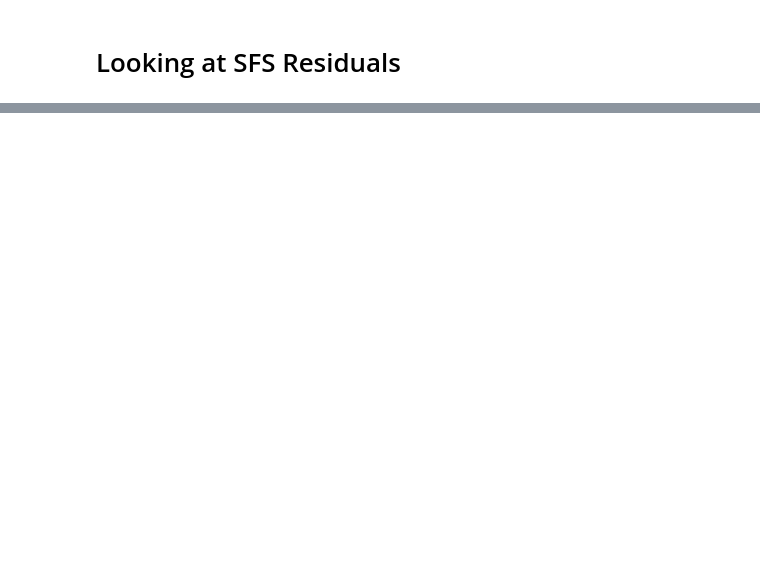
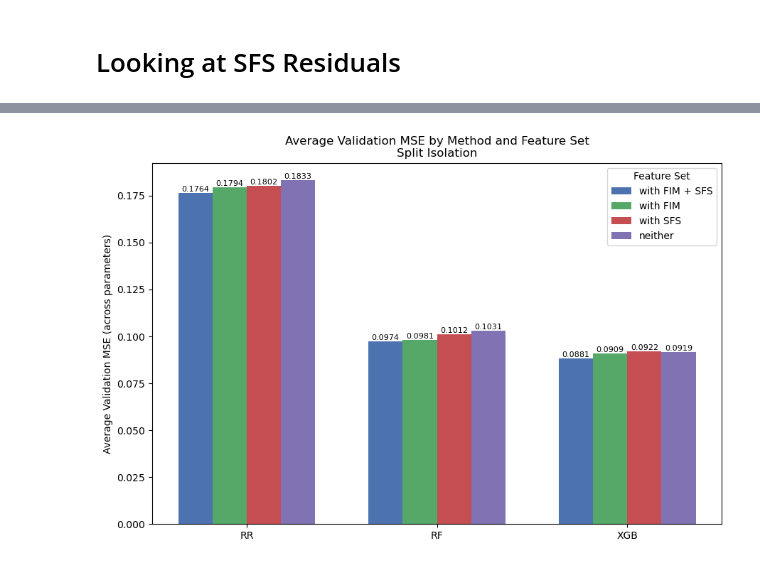
Before and after one commit to ak1376/Infer_Demography, a Jupyter notebook: notebooks/visualization.ipynb, the cells around one changed output, grey strips where cells are left out. Cells and saved outputs as stored; diff of their text form; code cells hidden in the pictures; blank space fills up the shorter version.

```diff
--- a/notebooks/visualization.ipynb
+++ b/notebooks/visualization.ipynb
@@ -1196,4 +1045,0 @@ plt.show()
-# %%
-import pandas as pd
-with open('/home/akapoor/kernlab/Infer_Demography/experiments/split_isolation/modeling/datasets/features_df.pkl', 'rb') as f:
-    dframe = pd.read_pickle(f)
@@ -1215,0 +1046,71 @@ dframe
+# %%
+import json, os
+import matplotlib.pyplot as plt
+import numpy as np
+
+base = "/home/akapoor/kernlab/Infer_Demography/experiments/split_isolation"
+paths = {
+    "RR_FIM_SFS":  f"{base}/modeling_w_FIM_w_SFSresids/linear_ridge/linear_model_error_ridge.json",
+    "RR_FIM":      f"{base}/modeling_w_FIM_wo_SFSresids/linear_ridge/linear_model_error_ridge.json",
+    "RR_SFS":      f"{base}/modeling_wo_FIM_w_SFSresids/linear_ridge/linear_model_error_ridge.json",
+    "RR_BASE":     f"{base}/modeling_wo_FIM_wo_SFSresids/linear_ridge/linear_model_error_ridge.json",
+
+    "RF_FIM_SFS":  f"{base}/modeling_w_FIM_w_SFSresids/random_forest/random_forest_model_error.json",
+    "RF_FIM":      f"{base}/modeling_w_FIM_wo_SFSresids/random_forest/random_forest_model_error.json",
+    "RF_SFS":      f"{base}/modeling_wo_FIM_w_SFSresids/random_forest/random_forest_model_error.json",
+    "RF_BASE":     f"{base}/modeling_wo_FIM_wo_SFSresids/random_forest/random_forest_model_error.json",
+
+    "XGB_FIM_SFS": f"{base}/modeling_w_FIM_w_SFSresids/xgboost/xgb_model_error.json",
+    "XGB_FIM":     f"{base}/modeling_w_FIM_wo_SFSresids/xgboost/xgb_model_error.json",
+    "XGB_SFS":     f"{base}/modeling_wo_FIM_w_SFSresids/xgboost/xgb_model_error.json",
+    "XGB_BASE":    f"{base}/modeling_wo_FIM_wo_SFSresids/xgboost/xgb_model_error.json",
+}
+
+def load_avg_mse(path):
+    if not os.path.exists(path):
+        return np.nan
+    with open(path, "r") as f:
+        data = json.load(f)
+    vals = [v for v in data.get("validation_mse", {}).values() if v is not None]
+    return float(np.mean(vals)) if vals else np.nan
+
+methods = ["RR", "RF", "XGB"]
+labels  = ["with FIM + SFS", "with FIM", "with SFS", "neither"]
+
+# collect MSEs for each model and condition
+results = []
+for m in methods:
+    mses = [
+        load_avg_mse(paths[f"{m}_FIM_SFS"]),
+        load_avg_mse(paths[f"{m}_FIM"]),
+        load_avg_mse(paths[f"{m}_SFS"]),
+        load_avg_mse(paths[f"{m}_BASE"])
+    ]
+    results.append(mses)
+results = np.array(results)
+
+# plotting
+x = np.arange(len(methods))
+width = 0.18
+fig, ax = plt.subplots(figsize=(9,6))
+
+offsets = np.linspace(-1.5*width, 1.5*width, 4)
+colors  = ["#4C72B0", "#55A868", "#C44E52", "#8172B3"]
+
+for i in range(4):
+    bars = ax.bar(x + offsets[i], results[:, i], width, label=labels[i], color=colors[i])
+    for j in range(len(methods)):
+        val = results[j, i]
+        if not np.isnan(val):
+            ax.text(x[j] + offsets[i], val, f"{val:.4f}",
+                    ha="center", va="bottom", fontsize=8)
+
+ax.set_ylabel("Average Validation MSE (across parameters)")
+ax.set_title("Average Validation MSE by Method and Feature Set\nSplit Isolation")
+ax.set_xticks(x)
+ax.set_xticklabels(methods)
+ax.legend(title="Feature Set")
+plt.tight_layout()
+plt.show()
+# %% [output]
+[figure, added]
```
Also changed, not shown: parts of 7 cells of this notebook, 2 other files.
